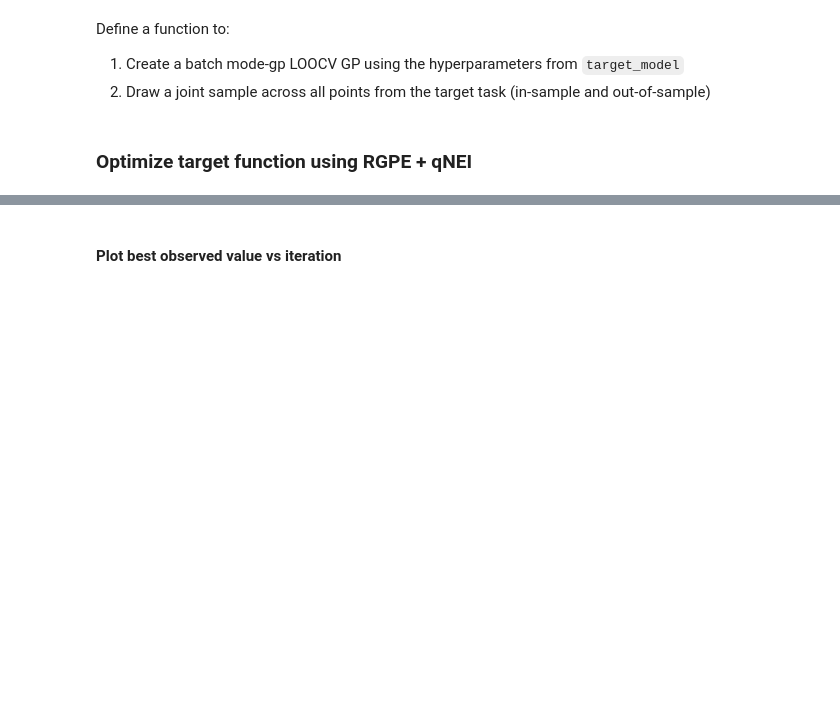
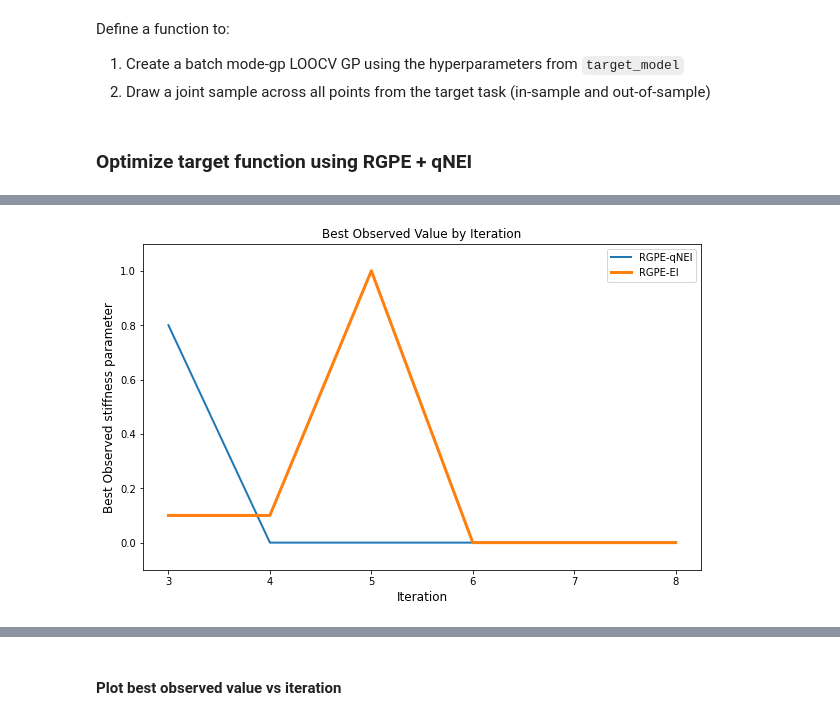
Before and after one commit to siddarth236/Rank-Weighted-GPE, a Jupyter notebook: meta_learning_with_rgpe.ipynb, the cells around one changed output, grey strips where cells are left out. Drawn from its saved outputs; the diff is of its cells as text; code cells hidden in the pictures; blank space fills up the shorter version.

```diff
--- a/meta_learning_with_rgpe.ipynb
+++ b/meta_learning_with_rgpe.ipynb
@@ -158,9 +250,10 @@ print(f(x,TARGET_SHIFT).detach().numpy().max())
 First, let's define a helper function to fit a FixedNoiseGP with an fixed observed noise level.
 # %%
 from gpytorch.mlls import ExactMarginalLogLikelihood
-from botorch.models import FixedNoiseGP
+from botorch.models import FixedNoiseGP,SingleTaskGP
 from botorch.fit import fit_gpytorch_model
-
+from gpytorch.kernels import RBFKernel,ScaleKernel
+from gpytorch.priors import MultivariateNormalPrior,GammaPrior,NormalPrior
 
 def get_fitted_model(train_X, train_Y, train_Yvar, state_dict=None):
     """
@@ -169,11 +262,15 @@ def get_fitted_model(train_X, train_Y, train_Yvar, state_dict=None):
     """
     Y_mean = train_Y.mean(dim=-2, keepdim=True)
     Y_std = train_Y.std(dim=-2, keepdim=True)
-    model = FixedNoiseGP(train_X, (train_Y - Y_mean)/Y_std, train_Yvar)
+    #print(train_X.shape,train_Y.shape)
+    #print(Y_std,Y_mean,"fitting")
+    model = FixedNoiseGP(train_X, (train_Y - Y_mean)/Y_std,train_Yvar,
+            covar_module=ScaleKernel(base_kernel=RBFKernel(lengthscale_prior=NormalPrior(0.08,3.16))
+            ,outputscale_prior=NormalPrior(9.48,3.16)))
     model.Y_mean = Y_mean
     model.Y_std = Y_std
     if state_dict is None:
-        mll = ExactMarginalLogLikelihood(model.likelihood, model).to(train_X)
+        mll= ExactMarginalLogLikelihood(model.likelihood, model).to(train_X)
         fit_gpytorch_model(mll)
     else:
         model.load_state_dict(state_dict)
@@ -395,7 +488,7 @@ def get_target_model_loocv_sample_preds(train_x, train_y, yvar, target_model, nu
         name: t.expand(batch_size, *[-1 for _ in range(t.ndim)])
         for name, t in state_dict.items()
     }
-    model = get_fitted_model(train_x_cv, train_y_cv, train_yvar_cv, state_dict=state_dict_expanded)
+    model = get_fitted_model(train_x_cv, train_y_cv, train_yvar_cv)#, state_dict=state_dict_expanded)
     with torch.no_grad():
         posterior = model.posterior(train_x)
         # Since we have a batch mode gp and model.posterior always returns an output dimension,
@@ -838,0 +873,79 @@ Trial 8 of 8
+# %%
+train_x_all=np.array(train_x_all)
+train_y_all=np.array(train_y_all)
+x = range(RANDOM_INITIALIZATION_SIZE, RANDOM_INITIALIZATION_SIZE + N_BATCH +1)
+y=range(RANDOM_INITIALIZATION_SIZE+inter,RANDOM_INITIALIZATION_SIZE + N_BATCH + 1)
+fig, ax = plt.subplots(1, 1, figsize=(10, 6))
+# plt.plot(x,best_rgpe_all.mean(axis=0),label="RGPE-NEI")
+# plt.plot(x,best_vanilla_nei_all.mean(axis=0),label="FixedNoiseGP-NEI")
+
+#Plot RGPE - NEI
+for j in range(train_x_all.shape[0]):
+    train_x_best=[]
+    for i in range(2,train_x_all.shape[1]):
+        train_x_best.append(train_x_all[j,train_y_all[0,:i+1].argmax(axis=0)][0])
+        #print(train_x_best,train_y_all[0,:i+1].argmax(axis=0)[0])
+    ax.plot(x,train_x_best,linewidth=2)
+
+
+# Plot FixedNoiseGP - NEI
+# ax.errorbar(
+#     x,
+#     -best_vanilla_nei_all.mean(axis=0),
+#     #yerr= best_vanilla_nei_all.std(axis=0) / math.sqrt(N_TRIALS),
+#     label="vanilla BO",
+#     linewidth=3,
+#     capsize=5,
+#     capthick=3,
+# )
+train_y=sub1_1_5['parms']['yval'][0][0].T
+train_x=sub1_1_5['parms']['xval'][0][0]
+train_y=torch.tensor(train_y)[1:]
+#print(train_y.shape,train_y)
+best_true_y=[]
+best_true_x=[]
+for i in range(1,len(train_y)):
+    best_true_y.append(train_y[:i+1].min())
+    best_true_x.append(train_x[train_y[:i+1].argmin()])
+best_true_x=torch.Tensor(np.array(best_true_x))
+best_true_x=normalize(best_true_x,bounds=BOUNDS.cpu())
+ax.errorbar(x,best_true_x,label="vanilla BO",linewidth=3)
+
+# ## intermediate
+# ax.errorbar(
+#     y,
+#     inter_best_rgpe_all.mean(axis=0),
+#     yerr= inter_best_rgpe_all.std(axis=0) / math.sqrt(N_TRIALS),
+#     label="Inter-RGPE - NEI",
+#     linewidth=3,
+#     capsize=5,
+#     capthick=3,
+# )
+#ax.set_ylim(bottom=0)
+ax.set_xlabel('Iteration', fontsize=12)
+ax.set_ylabel('Best Observed stiffness parameter', fontsize=12)
+ax.set_ylim([-0.1,1.1])
+ax.set_title('Best Observed Value by Iteration', fontsize=12)
+labels=["RGPE-qNEI","RGPE-EI","RGPE-PM","RGPE-PI","vanilla BO-EI"]
+ax.legend(labels,loc="upper right", fontsize=10)
+plt.show()
+fig1, ax1 = plt.subplots(1, 1, figsize=(10, 6))
+for i in range(best_rgpe_acq.shape[0]):
+    ax1.errorbar(
+        x,
+        -best_rgpe_acq.mean(axis=1)[:len(x)][i,:],
+        yerr= best_rgpe_acq.std(axis=1)[:len(x)][i,:] / math.sqrt(N_TRIALS),
+        linewidth=2,
+        capsize=5,
+        capthick=3,
+    )
+ax1.errorbar(x,best_true_y,label="vanilla BO",linewidth=3)
+ax1.set_xlabel('Iteration', fontsize=12)
+ax1.set_ylabel('Best Observed value', fontsize=12)
+#ax.set_ylim([0,1])
+ax1.set_title('Best Observed Value by Iteration', fontsize=12)
+labels=["RGPE-qNEI","RGPE-EI","RGPE-PM","RGPE-PI","vanilla BO-EI"]
+ax1.legend(labels,loc="upper right", fontsize=10)
+plt.show()
+# %% [output]
+[figure, added]
```
Also changed, not shown: parts of 21 cells of this notebook, 18 other files.
